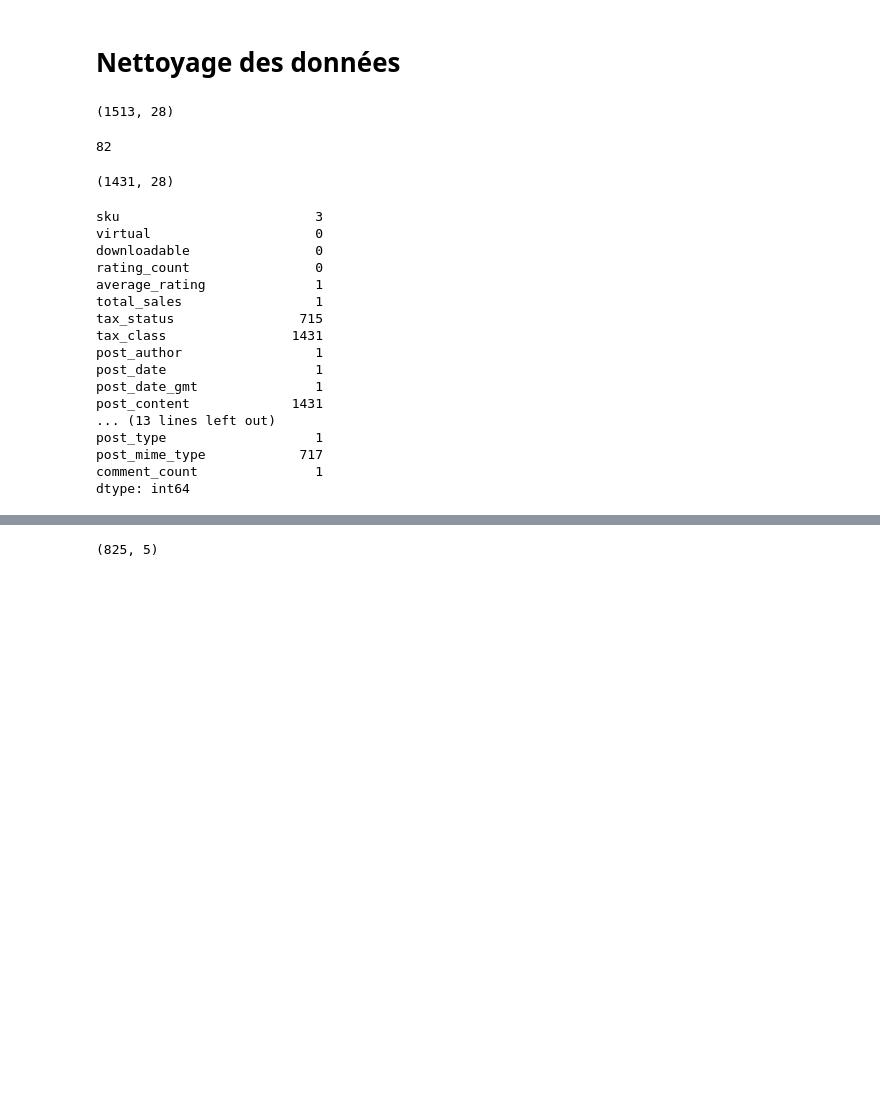
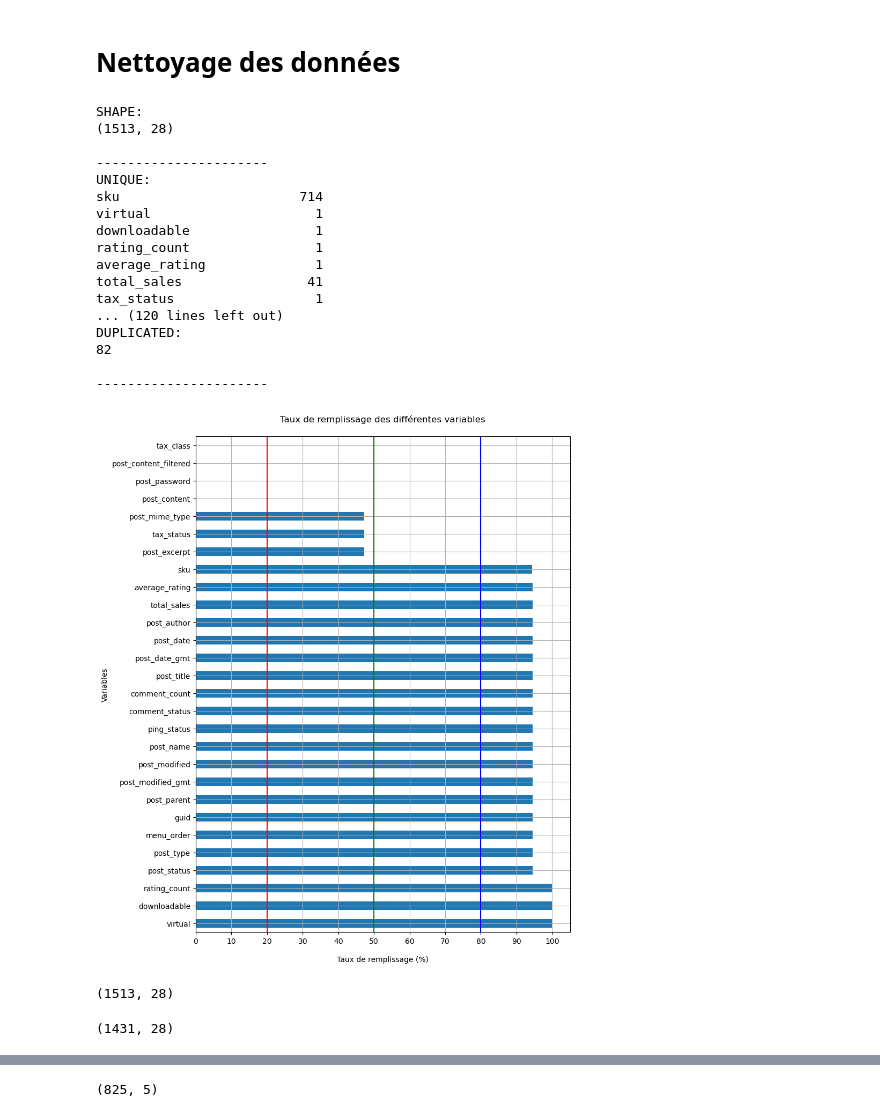
Before and after one commit to IA-44/buhtig-wine, a Jupyter notebook: buhtig_eda.ipynb, the cells around one changed output, grey strips where cells are left out. Drawn from its saved outputs; the diff is of its cells as text; code cells hidden in the pictures; blank space fills up the shorter version.

```diff
--- a/buhtig_eda.ipynb
+++ b/buhtig_eda.ipynb
@@ -24,18 +19,35 @@ liaison = pd.read_excel('/Users/ismaelh/Documents/Data Analyst/Projet 5/liaison.
 # Changement du nom de la colonne du df liaison pour la correspondance avec le df web
 
 liaison.rename(columns = {'id_web':'sku'}, inplace = True)
+# %%
+# Fonction issue de ma librairie personnelle d'aperçu des valeurs ainsi qu'un graphique de représentation des valeurs manquantes
+
+verif(web)
+# %% [output]
+SHAPE:
+(1513, 28)
+
+----------------------
+UNIQUE:
+sku                       714
+virtual                     1
+downloadable                1
+rating_count                1
+average_rating              1
+total_sales                41
+tax_status                  1
+... (120 lines left out)
+DUPLICATED:
+82
+
+----------------------
+[figure, added]
 # %%
 # Visualisation du df web
 
 web.shape
 # %% [output]
 (1513, 28)
-# %%
-# Total de doublons sur le df web
-
-web.duplicated().sum()
-# %% [output]
-82
 # %%
 # Suppression des doublons sur le df web
 
@@ -46,28 +58,6 @@ web = web.drop_duplicates()
 web.shape
 # %% [output]
 (1431, 28)
-# %%
-# Aperçu du nombre d'éléments null
-
-web.isnull().sum()
-# %% [output]
-sku                         3
-virtual                     0
-downloadable                0
-rating_count                0
-average_rating              1
-total_sales                 1
-tax_status                715
-tax_class                1431
-post_author                 1
-post_date                   1
-post_date_gmt               1
-post_content             1431
-... (13 lines left out)
-post_type                   1
-post_mime_type            717
-comment_count               1
-dtype: int64
 # %%
 # Attribution de la valeur 0 aux valeurs manquantes
 
```
Also changed, not shown: parts of 15 cells of this notebook.
